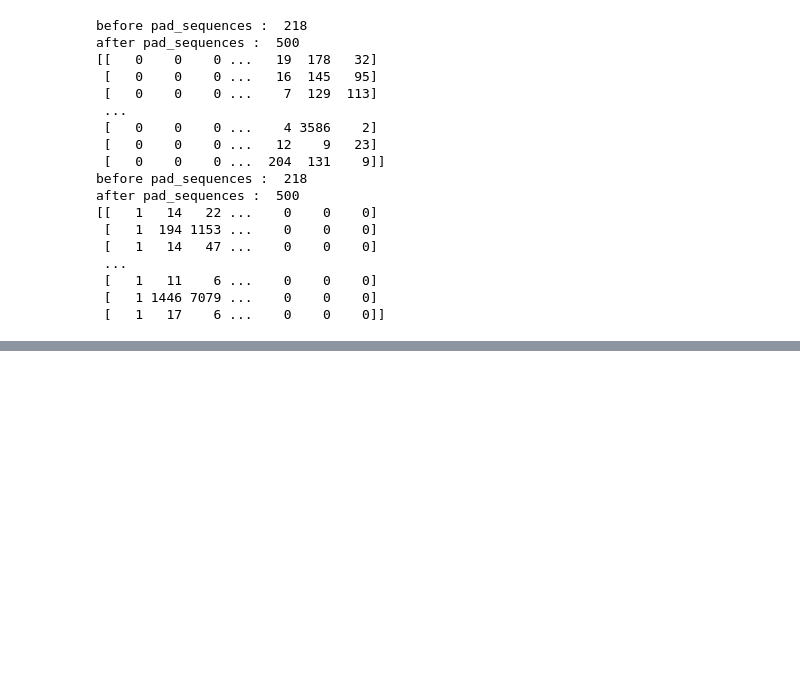
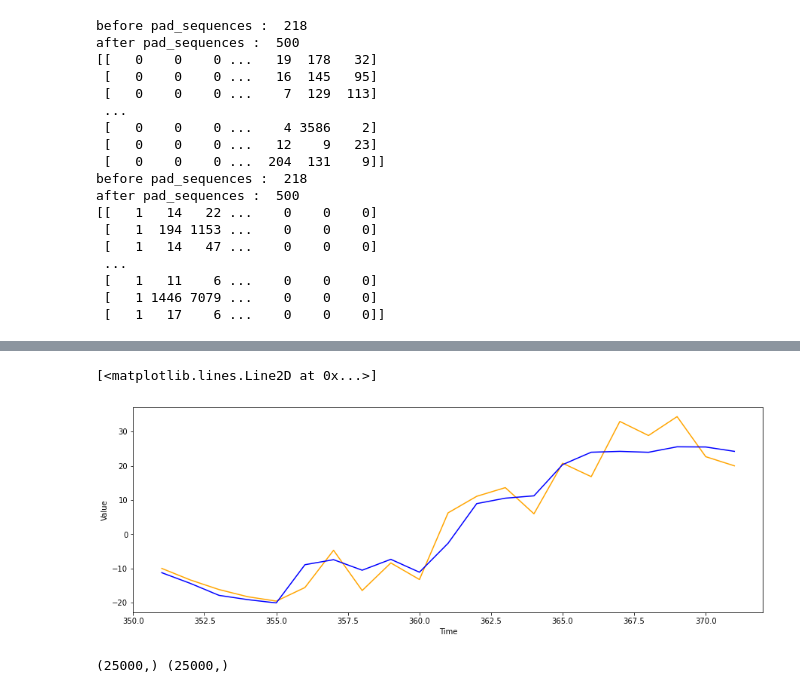
Before and after one commit to lincoln-cmd/Deep_learning, a Jupyter notebook: 순환신경망(Recurrent_Neural_Network).ipynb, the cells around one changed output, grey strips where cells are left out. Cells and saved outputs as stored; diff of their text form; code cells hidden in the pictures; blank space fills up the shorter version.

```diff
--- a/순환신경망(Recurrent_Neural_Network).ipynb
+++ b/순환신경망(Recurrent_Neural_Network).ipynb
@@ -233,0 +317,14 @@ model.evaluate(pad_x_test, y_test)
+# %%
+# SimpleRNN층 사용
+# SimpleRNN(batch_size, timesteps, input_dim) 입력
+# (batch_size, uints) 형태로 출력. uints -> 차원의 값
+
+from tensorflow.keras.layers import SimpleRNN, Flatten, Dense
+from tensorflow.keras.models import Sequential
+
+model = Sequential()
+model.add(SimpleRNN(units = 32, activation = 'tanh', input_shape = (n, 1)))
+model.add(Dense(1, activation = 'linear'))
+
+model.compile(optimizer = 'adam', loss = 'mse')
+model.summary()
@@ -233,0 +344,2 @@ model.evaluate(pad_x_test, y_test)
+# %%
+model.fit(x_train, y_train, epochs = 100, batch_size = 12)
@@ -233,0 +365,13 @@ model.evaluate(pad_x_test, y_test)
+# %%
+pred = model.predict(x_test)
+
+pred_range = np.arange(len(y_train),len(y_train) + len(pred))
+
+plt.figure(figsize = (15, 5))
+plt.xlabel('Time')
+plt.ylabel('Value')
+plt.plot(pred_range, y_test.reshape(-1,), color = 'orange', label='ground-truth')
+plt.plot(pred_range, pred.reshape(-1,), color='blue', label = 'prediction')
+# %% [output]
+[<matplotlib.lines.Line2D at 0x...>]
+[figure, added]
@@ -233,0 +380,8 @@ model.evaluate(pad_x_test, y_test)
+# %%
+from tensorflow.keras.datasets import imdb
+
+num_words = 1000
+(x_train, y_train), (x_test, y_test) = imdb.load_data(num_words = num_words)
+print(x_train.shape, y_train.shape)
+# %% [output]
+(25000,) (25000,)
```
Also changed, not shown: parts of 12 cells of this notebook.
